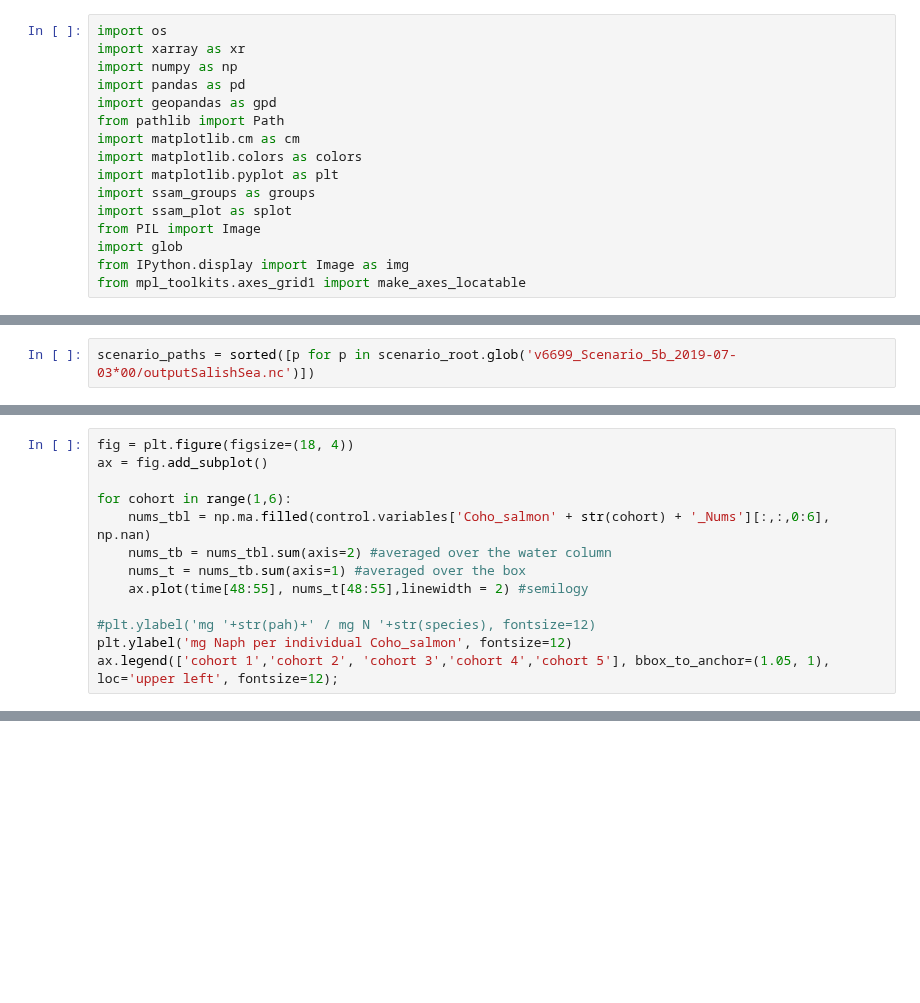
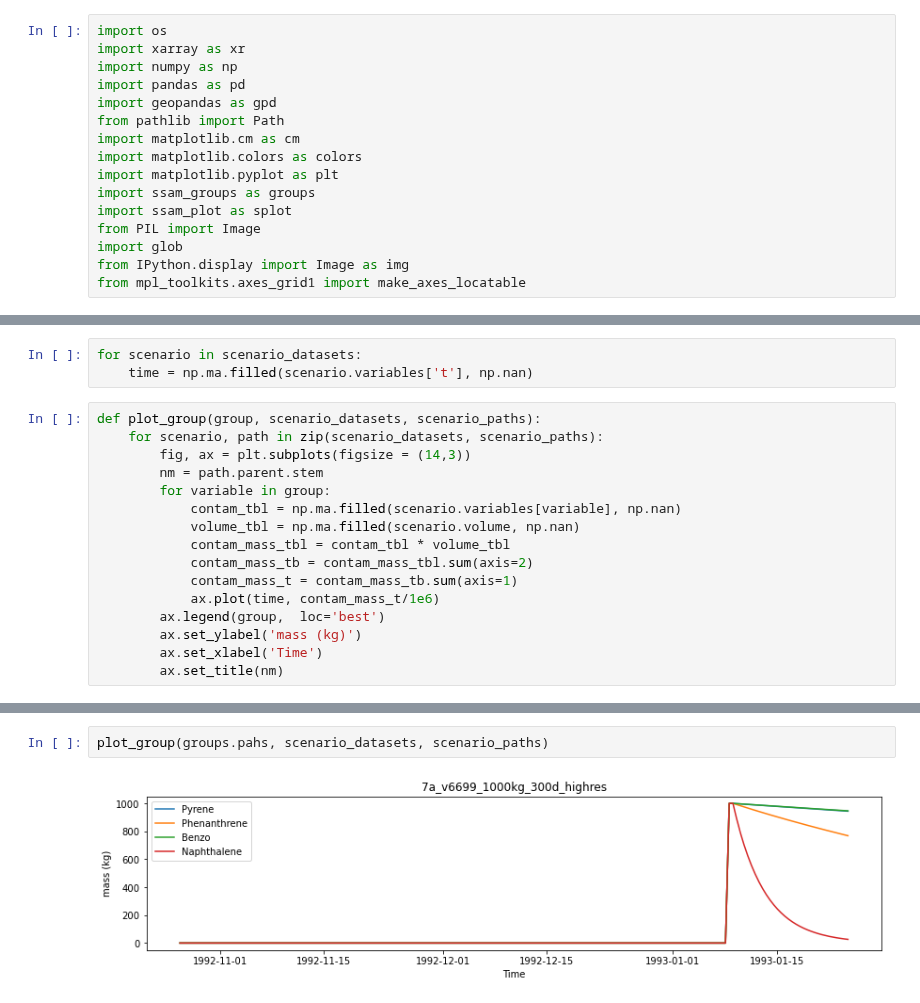
Before and after one commit to SS-Atlantis/analysis-raisha, a Jupyter notebook: notebooks/SSAM-debug-age-structured.ipynb, the cells around one changed output, grey strips where cells are left out. Cells and saved outputs as stored; diff of their text form; blank space fills up the shorter version.

```diff
--- a/notebooks/SSAM-debug-age-structured.ipynb
+++ b/notebooks/SSAM-debug-age-structured.ipynb
@@ -28,2 +50,0 @@ scenario_root = Path('/ocean/rlovindeer/MOAD/analysis-raisha/SSmodel_outputs/Spi
-# %%
-scenario_paths = sorted([p for p in scenario_root.glob('v6699_Scenario_5b_2019-07-03*00/outputSalishSea.nc')])
@@ -221,13 +50,0 @@ ax.legend(['cohort 1','cohort 2', 'cohort 3','cohort 4','cohort 5'], bbox_to_anc
-# %%
-fig = plt.figure(figsize=(18, 4))
-ax = fig.add_subplot()
-
-for cohort in range(1,6):
-    nums_tbl = np.ma.filled(control.variables['Coho_salmon' + str(cohort) + '_Nums'][:,:,0:6], np.nan)
-    nums_tb = nums_tbl.sum(axis=2) #averaged over the water column
-    nums_t = nums_tb.sum(axis=1) #averaged over the box
-    ax.plot(time[48:55], nums_t[48:55],linewidth = 2) #semilogy
-
-#plt.ylabel('mg '+str(pah)+' / mg N '+str(species), fontsize=12)
-plt.ylabel('mg Naph per individual Coho_salmon', fontsize=12)
-ax.legend(['cohort 1','cohort 2', 'cohort 3','cohort 4','cohort 5'], bbox_to_anchor=(1.05, 1), loc='upper left', fontsize=12);
@@ -235,0 +55,19 @@ ax.legend(['cohort 1','cohort 2', 'cohort 3','cohort 4','cohort 5'], bbox_to_anc
+# %%
+for scenario in scenario_datasets:
+    time = np.ma.filled(scenario.variables['t'], np.nan)
+# %%
+def plot_group(group, scenario_datasets, scenario_paths):
+    for scenario, path in zip(scenario_datasets, scenario_paths):
+        fig, ax = plt.subplots(figsize = (14,3))
+        nm = path.parent.stem
+        for variable in group:
+            contam_tbl = np.ma.filled(scenario.variables[variable], np.nan)
+            volume_tbl = np.ma.filled(scenario.volume, np.nan)
+            contam_mass_tbl = contam_tbl * volume_tbl
+            contam_mass_tb = contam_mass_tbl.sum(axis=2)
+            contam_mass_t = contam_mass_tb.sum(axis=1)
+            ax.plot(time, contam_mass_t/1e6)
+        ax.legend(group,  loc='best')
+        ax.set_ylabel('mass (kg)')
+        ax.set_xlabel('Time')
+        ax.set_title(nm)
@@ -235,0 +78,4 @@ ax.legend(['cohort 1','cohort 2', 'cohort 3','cohort 4','cohort 5'], bbox_to_anc
+# %%
+plot_group(groups.pahs, scenario_datasets, scenario_paths)
+# %% [output]
+[figure, added]
```
Also changed, not shown: parts of 30 cells of this notebook.
